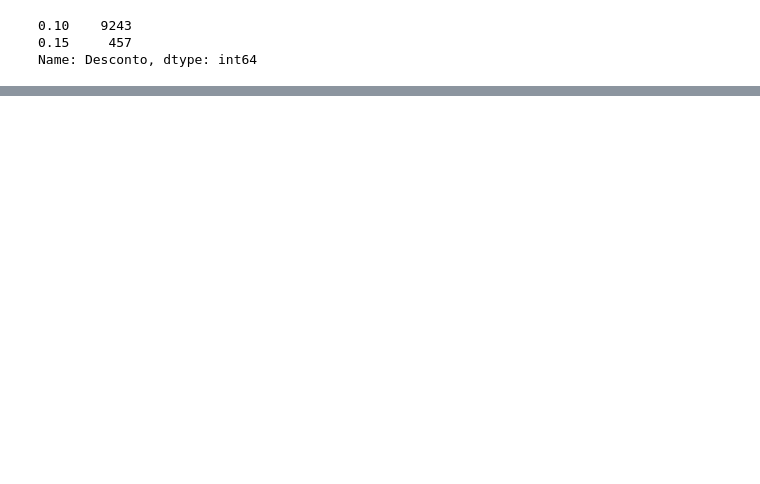
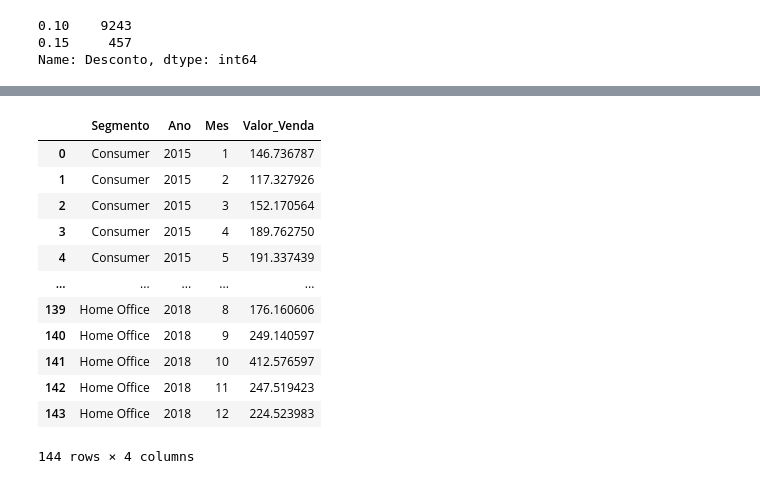
Before and after one commit to eduardamota/Pyhton-DSA, a Jupyter notebook: Cap13/Projeto2-Problema Varejo.ipynb, the cells around one changed output, grey strips where cells are left out. Drawn from its saved outputs; the diff is of its cells as text; code cells hidden in the pictures; blank space fills up the shorter version.

```diff
--- a/Cap13/Projeto2-Problema Varejo.ipynb
+++ b/Cap13/Projeto2-Problema Varejo.ipynb
@@ -352,0 +370,16 @@ Média de vendas com desconto é 2116.81 e sem desconto é 1799.29
+# %%
+varejo_df_media_san
+# %% [output]
+|  | Segmento | Ano | Mes | Valor_Venda |
+| 0 | Consumer | 2015 | 1 | 146.736787 |
+| 1 | Consumer | 2015 | 2 | 117.327926 |
+| 2 | Consumer | 2015 | 3 | 152.170564 |
+| 3 | Consumer | 2015 | 4 | 189.762750 |
+| 4 | Consumer | 2015 | 5 | 191.337439 |
+| ... | ... | ... | ... | ... |
+| 139 | Home Office | 2018 | 8 | 176.160606 |
+| 140 | Home Office | 2018 | 9 | 249.140597 |
+| 141 | Home Office | 2018 | 10 | 412.576597 |
+| 142 | Home Office | 2018 | 11 | 247.519423 |
+| 143 | Home Office | 2018 | 12 | 224.523983 |
+144 rows × 4 columns
```
Also changed, not shown: parts of 26 cells of this notebook.
